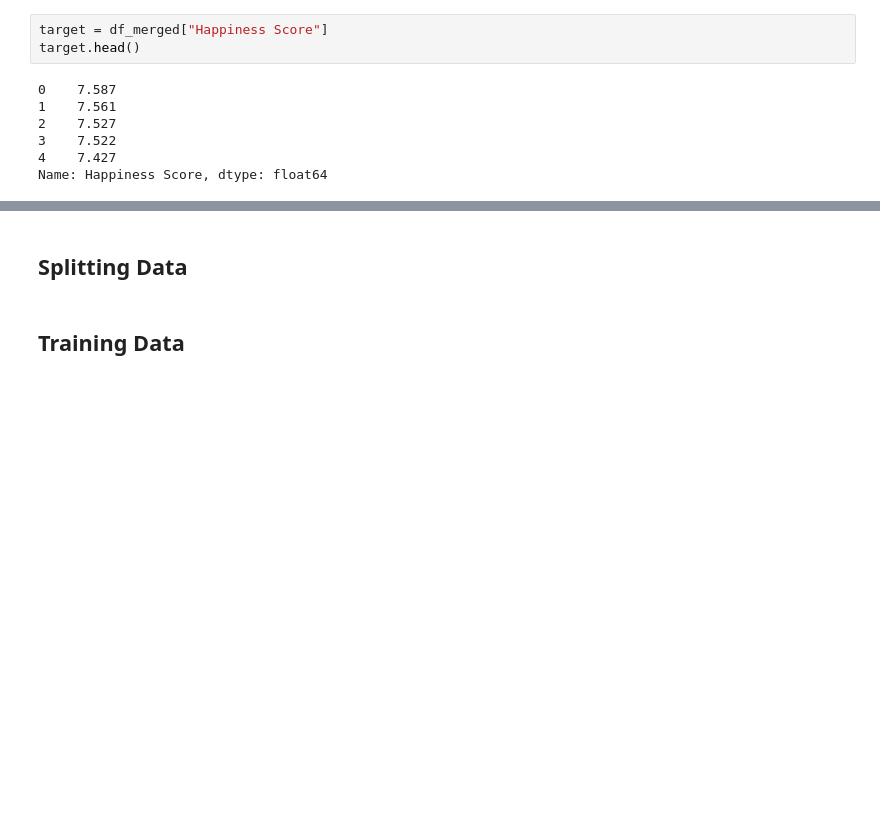
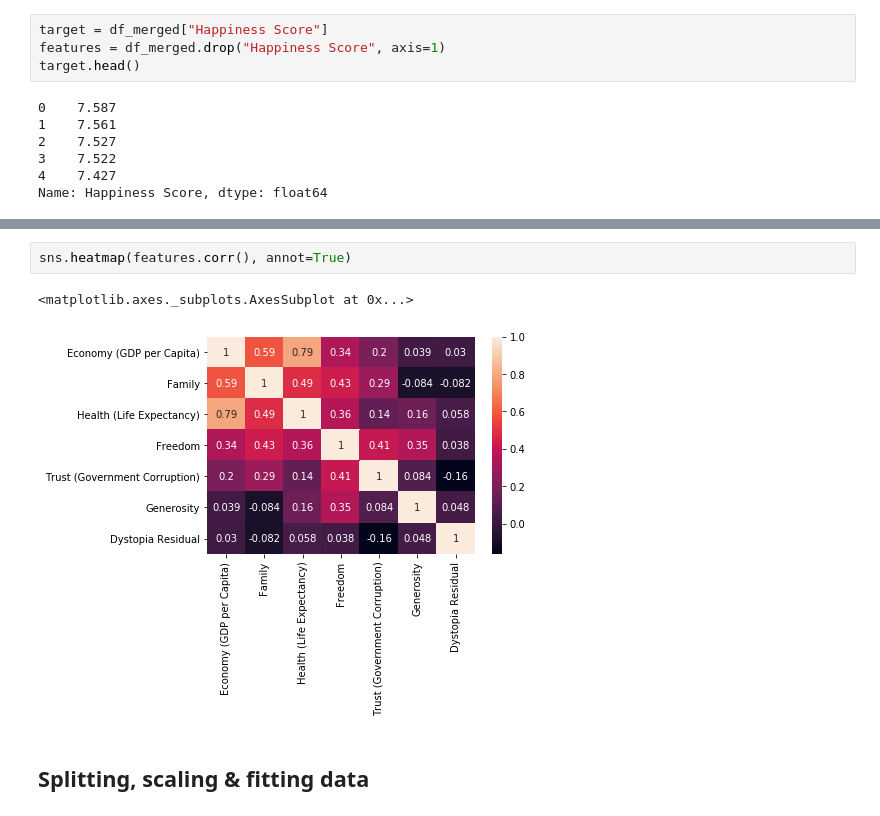
Before and after one commit to ThomasLee94/word-happiness-report, a Jupyter notebook: world_happiness_analysis.ipynb, the cells around one changed output, grey strips where cells are left out. Drawn from its saved outputs; the diff is of its cells as text; blank space fills up the shorter version.

```diff
--- a/world_happiness_analysis.ipynb
+++ b/world_happiness_analysis.ipynb
@@ -129,6 +131,7 @@ df_merged.head(3)
 | 2 | 7.527 | 1.32548 | 1.36058 | 0.87464 | 0.64938 | 0.48357 | ... |
 # %%
 target = df_merged["Happiness Score"]
+features = df_merged.drop("Happiness Score", axis=1)
 target.head()
 # %% [output]
 0    7.587
@@ -156,4 +152,7 @@ print(X_minmax)
+# %%
+sns.heatmap(features.corr(), annot=True)
+# %% [output]
+<matplotlib.axes._subplots.AxesSubplot at 0x...>
+[figure, added]
 # %% [markdown]
-## Splitting Data
+## Splitting, scaling & fitting data
-# %% [markdown]
-## Training Data
```
Also changed, not shown: parts of 19 cells of this notebook.
